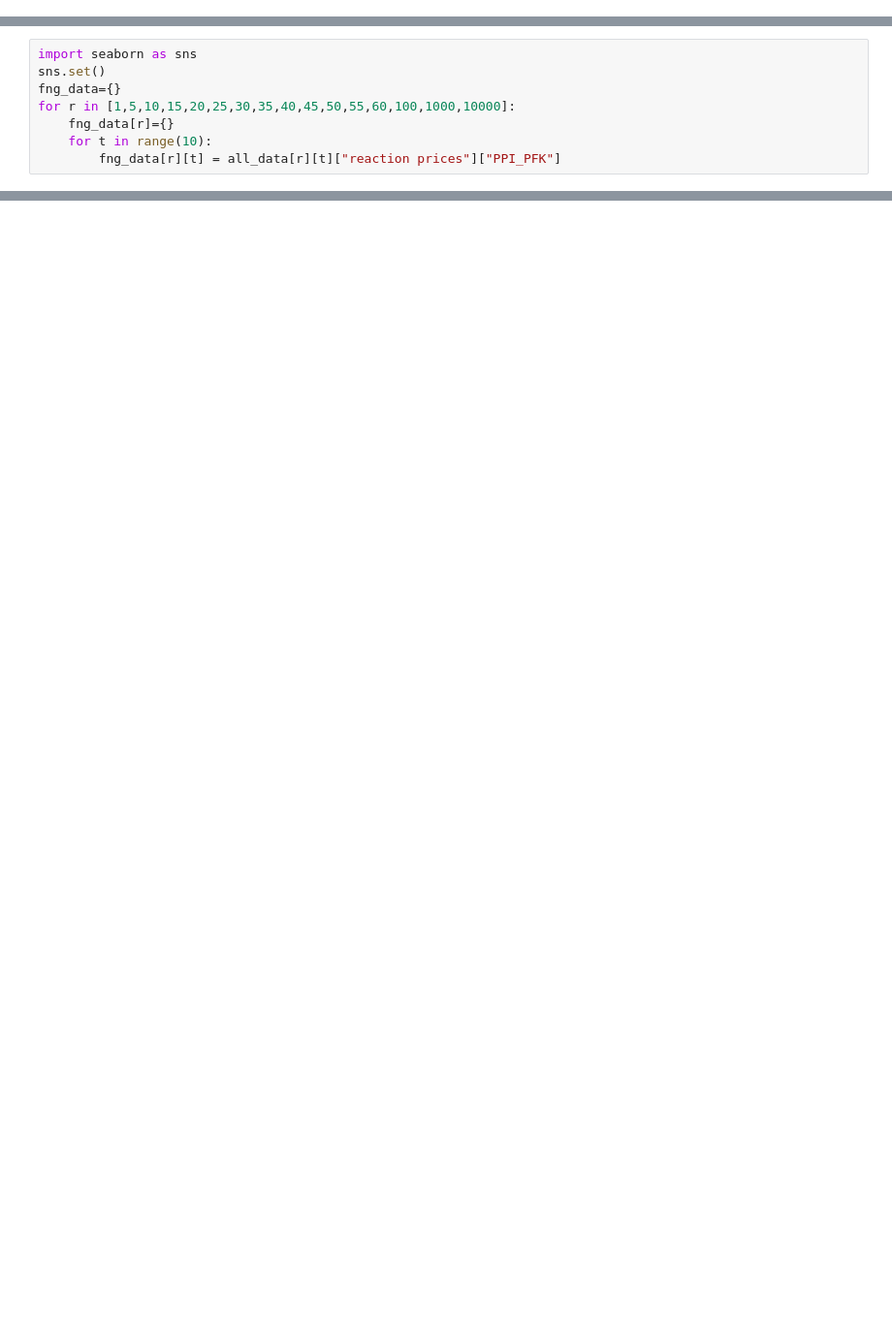
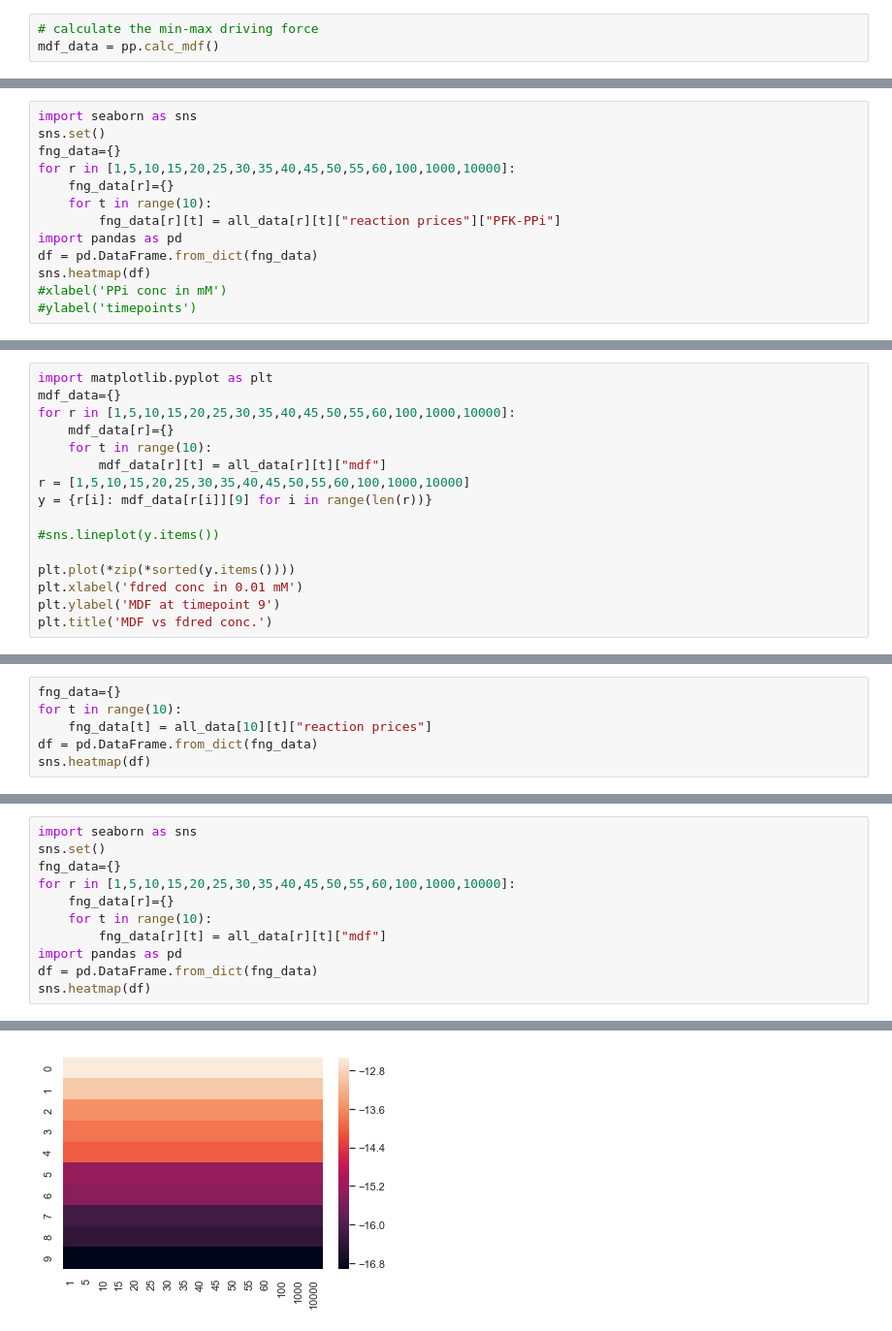
Before and after one commit to satyakamdash/Ctherm_thermo, a Jupyter notebook: fdred_ratio.ipynb, the cells around one changed output, grey strips where cells are left out. Shown at 97% size. Saved outputs shown, nothing was run; the diff lists cells and outputs as text; blank space fills up the shorter version.

```diff
--- a/fdred_ratio.ipynb
+++ b/fdred_ratio.ipynb
@@ -8,0 +160,3 @@ sys.path.append('/Users/satyakam/Dropbox/work/component_contribution_ctherm/scri
+# %%
+# calculate the min-max driving force
+mdf_data = pp.calc_mdf()
@@ -156,0 +247,13 @@ Academic license - for non-commercial use only
+# %%
+import seaborn as sns
+sns.set()
+fng_data={}
+for r in [1,5,10,15,20,25,30,35,40,45,50,55,60,100,1000,10000]:
+    fng_data[r]={}
+    for t in range(10):
+        fng_data[r][t] = all_data[r][t]["reaction prices"]["PFK-PPi"]
+import pandas as pd
+df = pd.DataFrame.from_dict(fng_data)
+sns.heatmap(df)
+#xlabel('PPi conc in mM')
+#ylabel('timepoints')
@@ -156,0 +263,16 @@ Academic license - for non-commercial use only
+# %%
+import matplotlib.pyplot as plt
+mdf_data={}
+for r in [1,5,10,15,20,25,30,35,40,45,50,55,60,100,1000,10000]:
+    mdf_data[r]={}
+    for t in range(10):
+        mdf_data[r][t] = all_data[r][t]["mdf"]
+r = [1,5,10,15,20,25,30,35,40,45,50,55,60,100,1000,10000]
+y = {r[i]: mdf_data[r[i]][9] for i in range(len(r))}
+
+#sns.lineplot(y.items())
+
+plt.plot(*zip(*sorted(y.items())))
+plt.xlabel('fdred conc in 0.01 mM')
+plt.ylabel('MDF at timepoint 9')
+plt.title('MDF vs fdred conc.')
@@ -156,0 +291,6 @@ Academic license - for non-commercial use only
+# %%
+fng_data={}
+for t in range(10):
+    fng_data[t] = all_data[10][t]["reaction prices"]
+df = pd.DataFrame.from_dict(fng_data)
+sns.heatmap(df)
@@ -161,4 +304,8 @@ fng_data={}
 for r in [1,5,10,15,20,25,30,35,40,45,50,55,60,100,1000,10000]:
     fng_data[r]={}
     for t in range(10):
-        fng_data[r][t] = all_data[r][t]["reaction prices"]["PPI_PFK"]
+        fng_data[r][t] = all_data[r][t]["mdf"]
+import pandas as pd
+df = pd.DataFrame.from_dict(fng_data)
+sns.heatmap(df)
+# %% [output]
@@ -164,0 +313 @@ for r in [1,5,10,15,20,25,30,35,40,45,50,55,60,100,1000,10000]:
+[figure, added]
```
Also changed, not shown: parts of 27 cells of this notebook, 12 other files.
